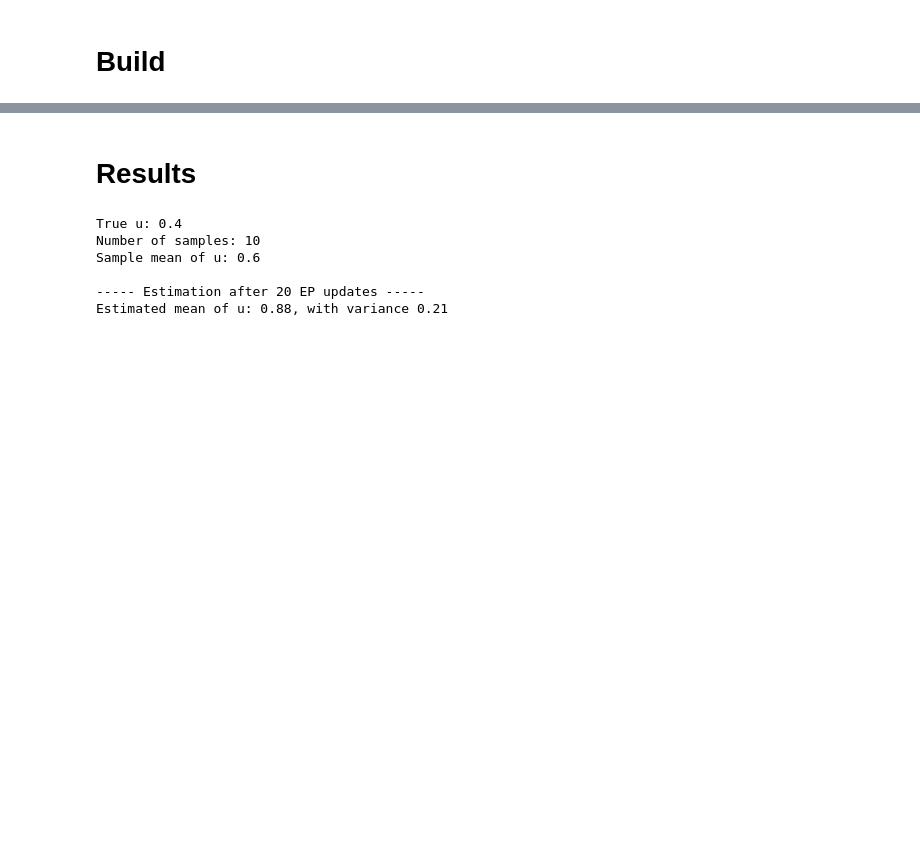
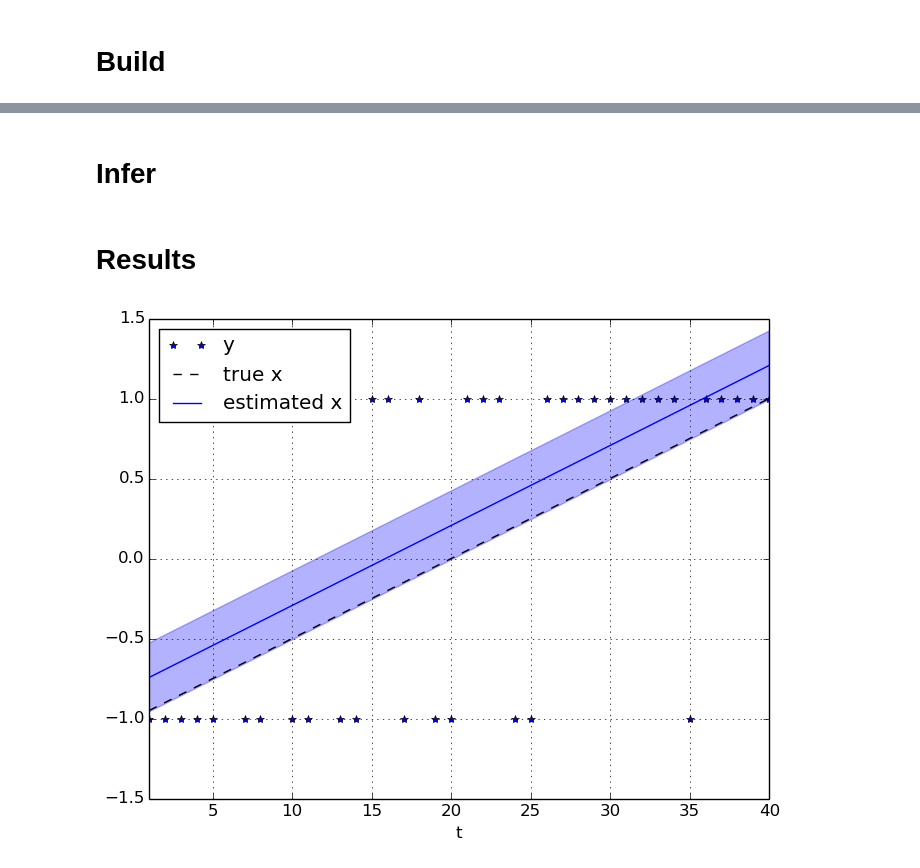
Before and after one commit to biaslab/ForneyLab.jl, a Jupyter notebook: demo/5_expectation_propagation.ipynb, the cells around one changed output, grey strips where cells are left out. Cells and saved outputs as stored; diff of their text form; code cells hidden in the pictures; blank space fills up the shorter version.

```diff
--- a/demo/5_expectation_propagation.ipynb
+++ b/demo/5_expectation_propagation.ipynb
@@ -25,2 +24,9 @@ Bool[false,true,true,true,true,true,true,false,true,true]
+# %%
+# Toy dataset
+n_samples = 40
+
+u_data = 0.05
+x_data = [u_data*t - 1.0 for t=1:n_samples] # State
+y_data = (2*rand(n_samples) - 1 .< erf(x_data)); # Observations
 # %% [markdown]
 # Build
@@ -85,28 +95,35 @@ Note that the EP schedule requires message initializations. We can initialize th
+# %% [markdown]
+# Infer
 # %%
 eval(parse("begin\n"*algo*"\nend")) # parse for multiple statements must be wrapped in block
 
 messages = init()
 marginals = Dict()
-data = Dict(:z => z)
+data = Dict(:y => y_data,
+            :m_x_0 => 0.0,
+            :v_x_0 => 10.0)
 
-n_its = 2*n
+n_its = 2*n_samples
 for i = 1:n_its
    step!(data, marginals, messages)
 end
-;
+
+# Extract posterior statistics
+m_x = [mean(marginals[:x_*t]) for t = 1:n_samples]
+v_x = [var(marginals[:x_*t]) for t = 1:n_samples];
 # %% [markdown]
 # Results
-# %%
-# Inspect the results
-println("True u: $(u_true)")
-println("Number of samples: $(n)")
-println("Sample mean of u: $(round(erfinv(2*mean(z) - 1),2))") # Convert mean of z to mean of u
-println("\n----- Estimation after $(n_its) EP updates -----")
-println("Estimated mean of u: $(round(mean(marginals[:u]),2)), with variance $(round(var(marginals[:u]),2))")
-# %% [output]
-True u: 0.4
-Number of samples: 10
-Sample mean of u: 0.6
-
------ Estimation after 20 EP updates -----
-Estimated mean of u: 0.88, with variance 0.21
+# %%
+using PyPlot
+
+plot(collect(1:n_samples), 2*y_data - 1, "b*", label="y")
+plot(collect(1:n_samples), x_data, "k--", label="true x")
+plot(collect(1:n_samples), m_x, "b-", label="estimated x")
+fill_between(collect(1:n_samples), m_x-sqrt(v_x), m_x+sqrt(v_x), color="b", alpha=0.3);
+grid("on")
+xlabel("t")
+xlim(1, n_samples)
+ylim(-1.5, 1.5)
+legend(loc="upper left");
+# %% [output]
+[figure, added]
```
Also changed, not shown: parts of 10 cells of this notebook, 15 other files.
